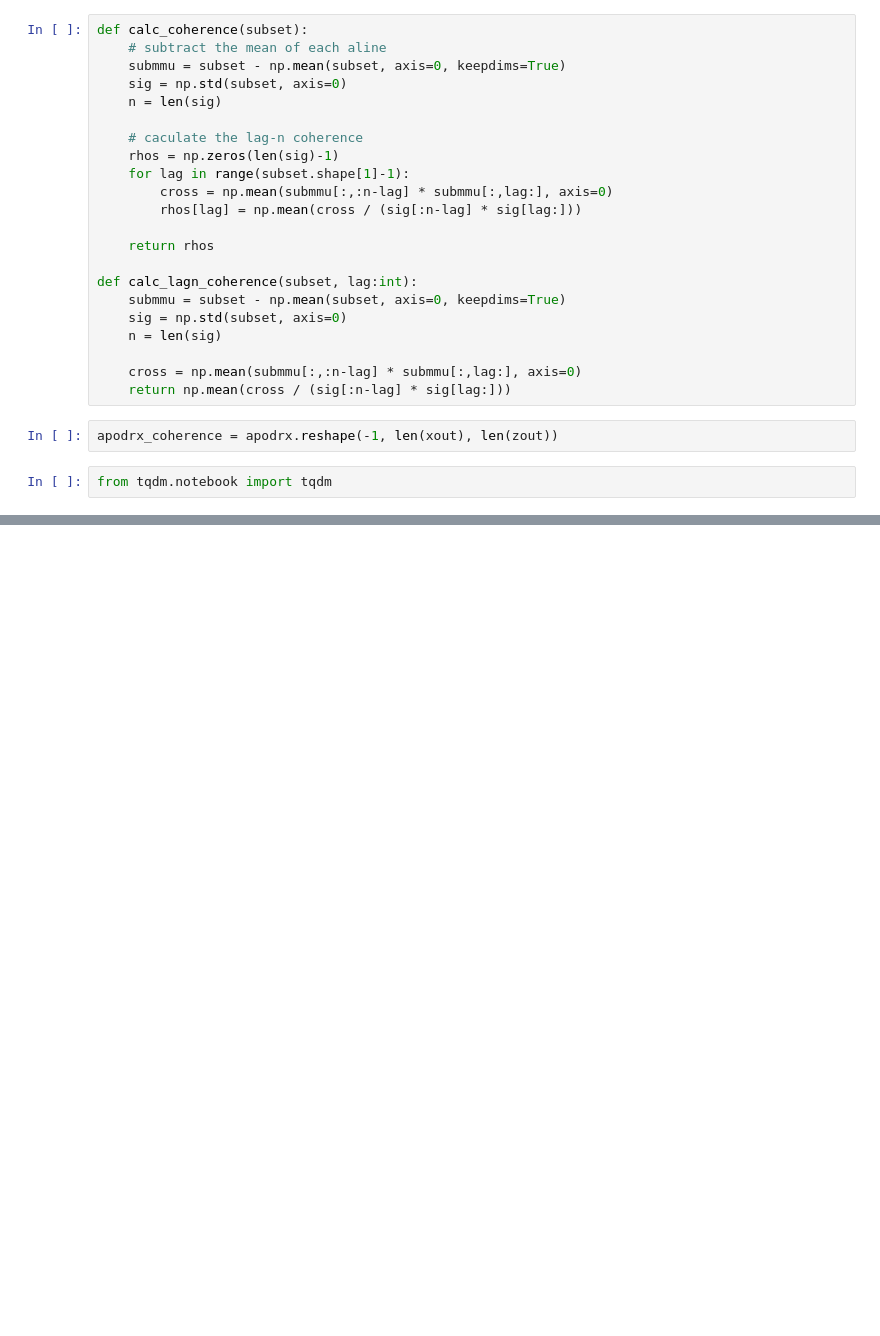
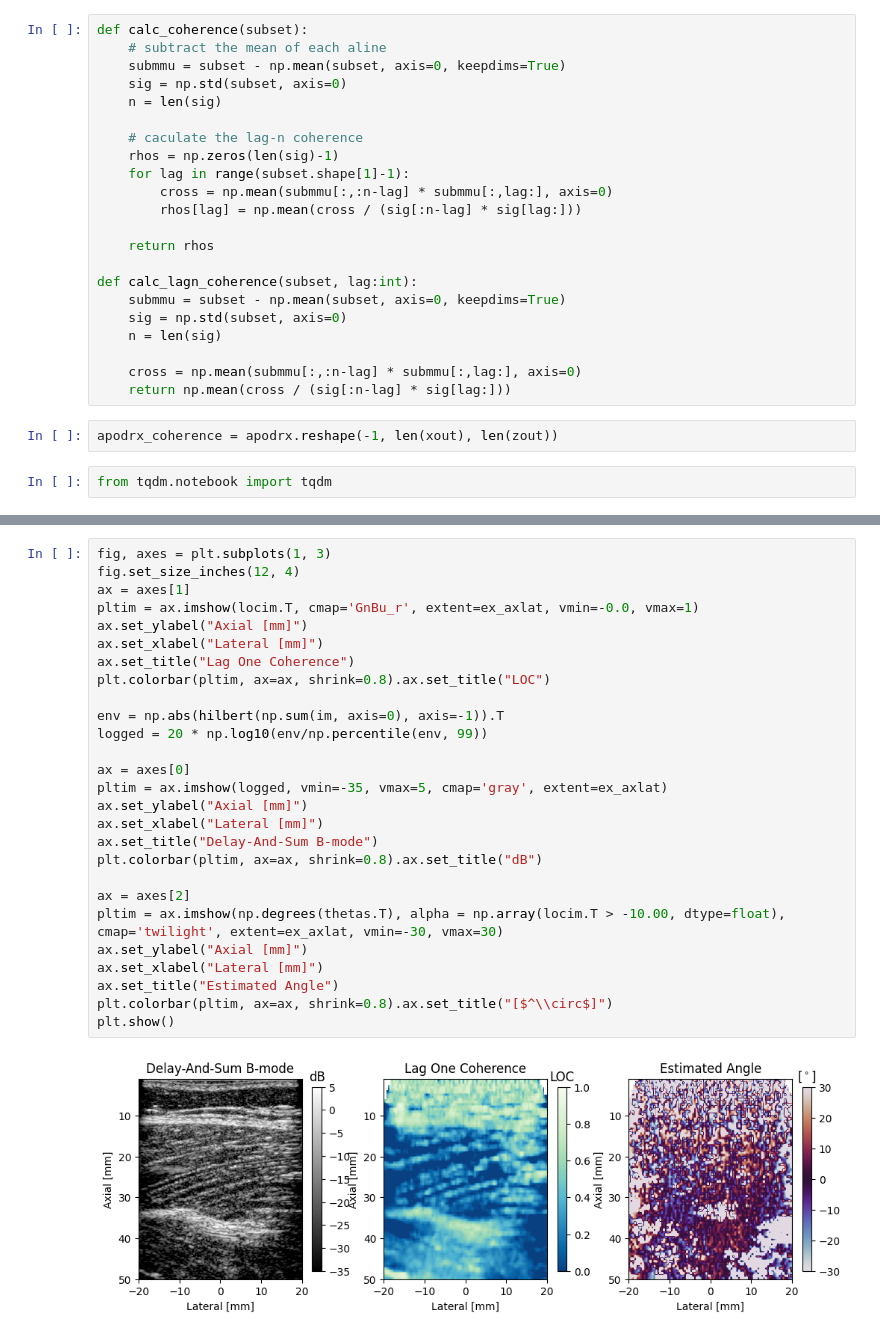
Before and after one commit to wewightman/pycbf, a Jupyter notebook: examples/develop_coherence_beamforming.ipynb, the cells around one changed output, grey strips where cells are left out. Cells and saved outputs as stored; diff of their text form; blank space fills up the shorter version.

Commit message:
Tried to do angle estimation

```diff
--- a/examples/develop_coherence_beamforming.ipynb
+++ b/examples/develop_coherence_beamforming.ipynb
@@ -127,0 +327,29 @@ plt.show()
+# %%
+fig, axes = plt.subplots(1, 3)
+fig.set_size_inches(12, 4)
+ax = axes[1]
+pltim = ax.imshow(locim.T, cmap='GnBu_r', extent=ex_axlat, vmin=-0.0, vmax=1)
+ax.set_ylabel("Axial [mm]")
+ax.set_xlabel("Lateral [mm]")
+ax.set_title("Lag One Coherence")
+plt.colorbar(pltim, ax=ax, shrink=0.8).ax.set_title("LOC")
+
+env = np.abs(hilbert(np.sum(im, axis=0), axis=-1)).T
+logged = 20 * np.log10(env/np.percentile(env, 99))
+
+ax = axes[0]
+pltim = ax.imshow(logged, vmin=-35, vmax=5, cmap='gray', extent=ex_axlat)
+ax.set_ylabel("Axial [mm]")
+ax.set_xlabel("Lateral [mm]")
+ax.set_title("Delay-And-Sum B-mode")
+plt.colorbar(pltim, ax=ax, shrink=0.8).ax.set_title("dB")
+
+ax = axes[2]
+pltim = ax.imshow(np.degrees(thetas.T), alpha = np.array(locim.T > -10.00, dtype=float), cmap='twilight', extent=ex_axlat, vmin=-30, vmax=30)
+ax.set_ylabel("Axial [mm]")
+ax.set_xlabel("Lateral [mm]")
+ax.set_title("Estimated Angle")
+plt.colorbar(pltim, ax=ax, shrink=0.8).ax.set_title("[$^\\circ$]")
+plt.show()
+# %% [output]
+[figure, added]
```
Also changed, not shown: parts of 15 cells of this notebook.
